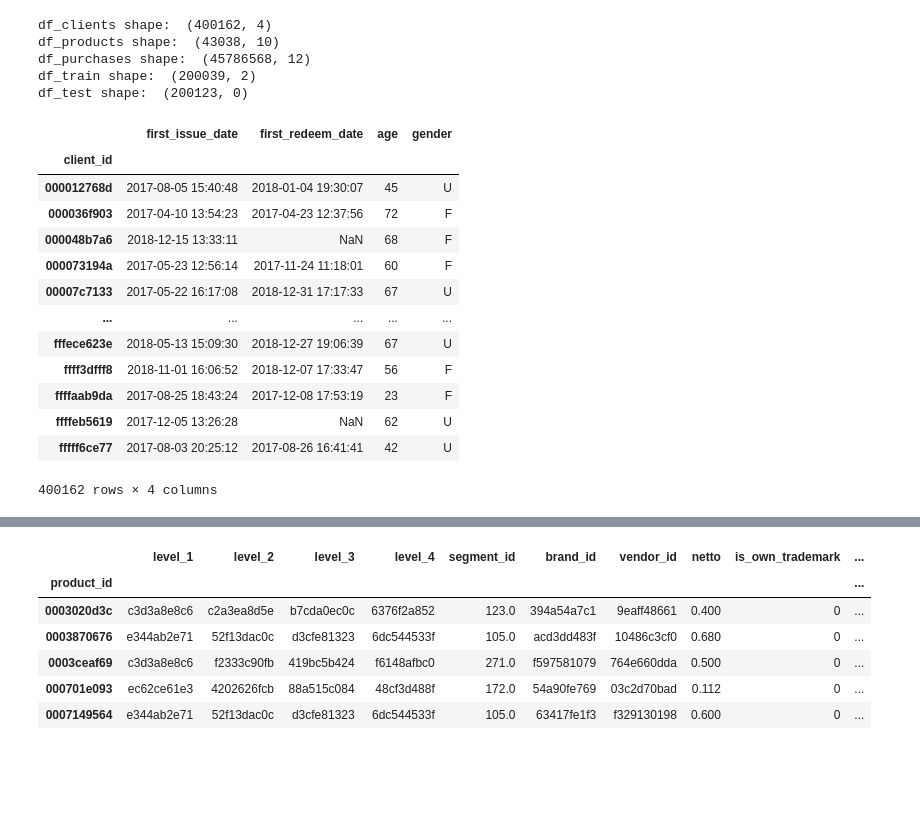
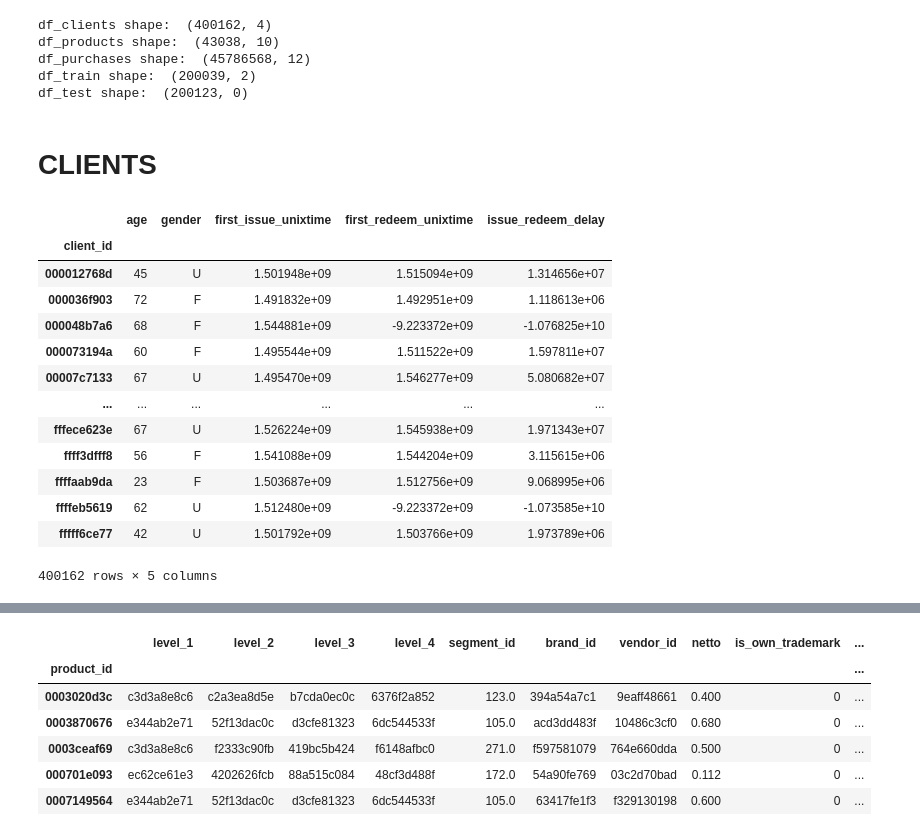
Before and after one commit to uzzername/X5Retail_uplift_contest, a Jupyter notebook: eda.ipynb, the cells around one changed output, grey strips where cells are left out. Saved outputs shown, nothing was run; the diff lists cells and outputs as text; code cells hidden in the pictures; blank space fills up the shorter version.

```diff
--- a/eda.ipynb
+++ b/eda.ipynb
@@ -18,20 +24,26 @@ df_products shape:  (43038, 10)
 df_purchases shape:  (45786568, 12)
 df_train shape:  (200039, 2)
 df_test shape:  (200123, 0)
+# %% [markdown]
+# CLIENTS
 # %%
+df_clients['first_issue_unixtime'] = pd.to_datetime(df_clients['first_issue_date']).astype('int64')/10**9
+df_clients['first_redeem_unixtime'] = pd.to_datetime(df_clients['first_redeem_date']).astype('int64')/10**9
+df_clients['issue_redeem_delay'] =  df_clients['first_redeem_unixtime'] - df_clients['first_issue_unixtime']
+df_clients.drop(columns=['first_issue_date', 'first_redeem_date'], inplace=True)
 df_clients
 # %% [output]
-|  | first_issue_date | first_redeem_date | age | gender |
-| client_id |  |  |  |  |
-| 000012768d | 2017-08-05 15:40:48 | 2018-01-04 19:30:07 | 45 | U |
-| 000036f903 | 2017-04-10 13:54:23 | 2017-04-23 12:37:56 | 72 | F |
-| 000048b7a6 | 2018-12-15 13:33:11 | NaN | 68 | F |
-| 000073194a | 2017-05-23 12:56:14 | 2017-11-24 11:18:01 | 60 | F |
-| 00007c7133 | 2017-05-22 16:17:08 | 2018-12-31 17:17:33 | 67 | U |
-| ... | ... | ... | ... | ... |
-| fffece623e | 2018-05-13 15:09:30 | 2018-12-27 19:06:39 | 67 | U |
-| ffff3dfff8 | 2018-11-01 16:06:52 | 2018-12-07 17:33:47 | 56 | F |
-| ffffaab9da | 2017-08-25 18:43:24 | 2017-12-08 17:53:19 | 23 | F |
-| ffffeb5619 | 2017-12-05 13:26:28 | NaN | 62 | U |
-| fffff6ce77 | 2017-08-03 20:25:12 | 2017-08-26 16:41:41 | 42 | U |
+|  | age | gender | first_issue_unixtime | first_redeem_unixtime | issue_redeem_delay |
+| client_id |  |  |  |  |  |
+| 000012768d | 45 | U | 1.501948e+09 | 1.515094e+09 | 1.314656e+07 |
+| 000036f903 | 72 | F | 1.491832e+09 | 1.492951e+09 | 1.118613e+06 |
+| 000048b7a6 | 68 | F | 1.544881e+09 | -9.223372e+09 | -1.076825e+10 |
+| 000073194a | 60 | F | 1.495544e+09 | 1.511522e+09 | 1.597811e+07 |
+| 00007c7133 | 67 | U | 1.495470e+09 | 1.546277e+09 | 5.080682e+07 |
+| ... | ... | ... | ... | ... | ... |
+| fffece623e | 67 | U | 1.526224e+09 | 1.545938e+09 | 1.971343e+07 |
+| ffff3dfff8 | 56 | F | 1.541088e+09 | 1.544204e+09 | 3.115615e+06 |
+| ffffaab9da | 23 | F | 1.503687e+09 | 1.512756e+09 | 9.068995e+06 |
+| ffffeb5619 | 62 | U | 1.512480e+09 | -9.223372e+09 | -1.073585e+10 |
+| fffff6ce77 | 42 | U | 1.501792e+09 | 1.503766e+09 | 1.973789e+06 |
-400162 rows × 4 columns
+400162 rows × 5 columns
```
Also changed, not shown: parts of 27 cells of this notebook, 3 other files.
